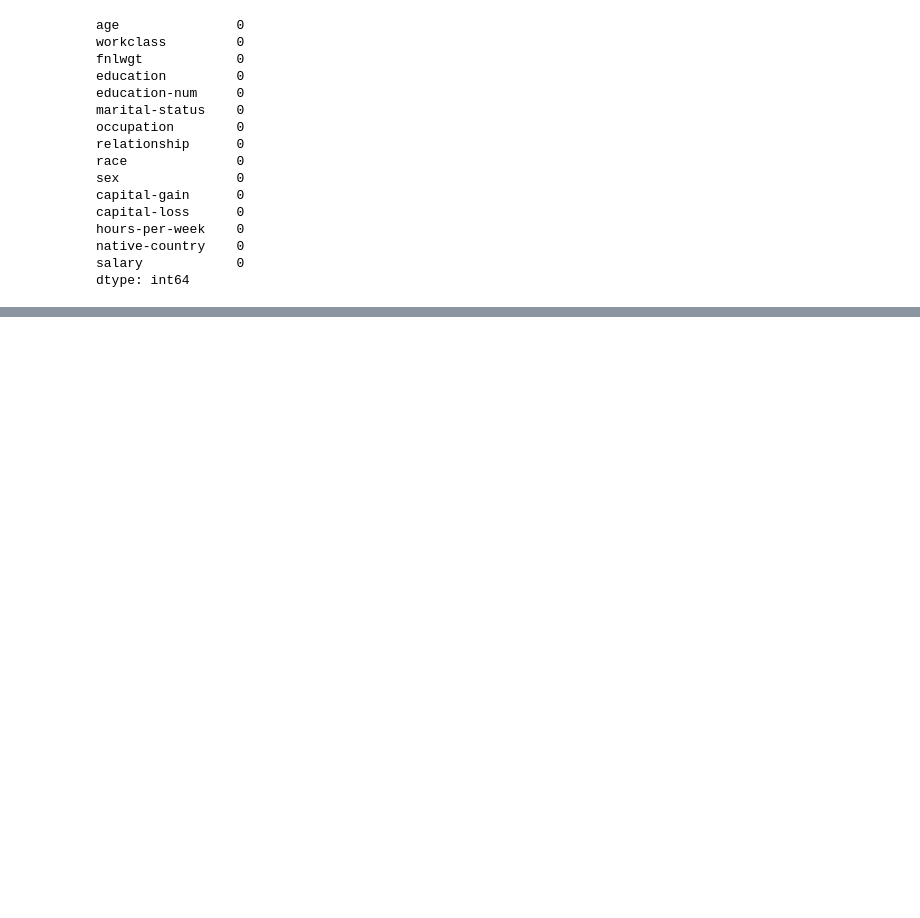
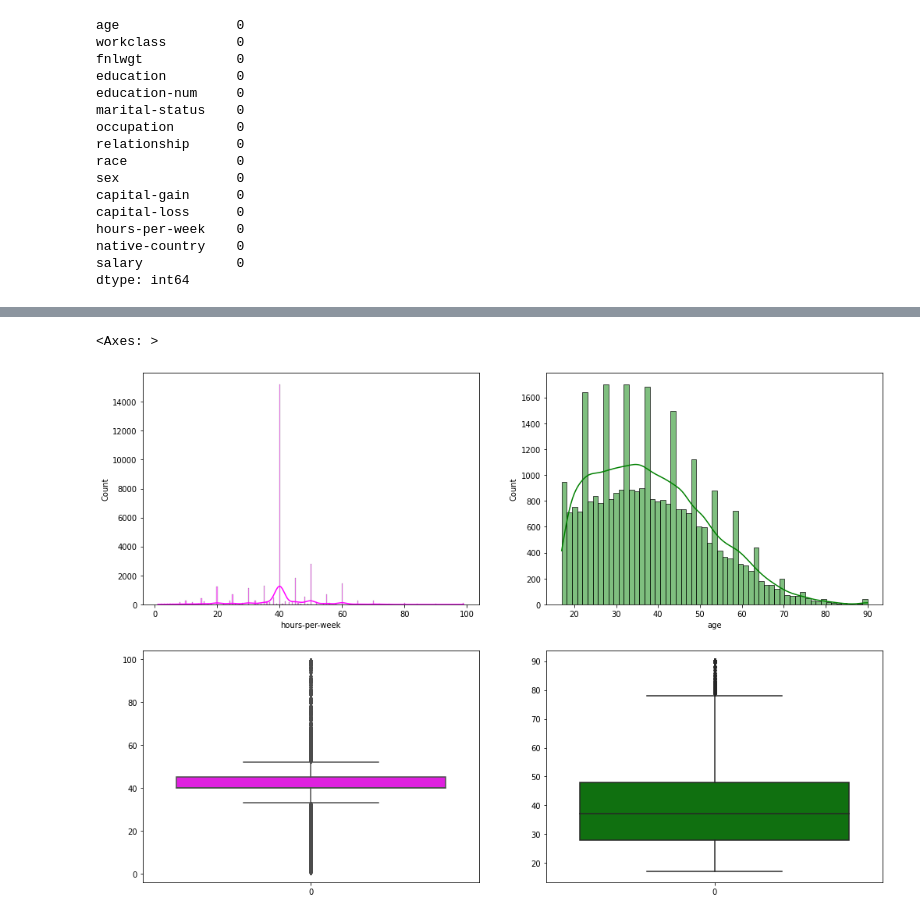
Before and after one commit to isaiasjusto/Salary_regression, a Jupyter notebook: Salary prediction.ipynb, the cells around one changed output, grey strips where cells are left out. Drawn from its saved outputs; the diff is of its cells as text; code cells hidden in the pictures; blank space fills up the shorter version.

Commit message:
SalarioxEducationXHours-per-Week

```diff
--- a/Salary prediction.ipynb
+++ b/Salary prediction.ipynb
@@ -175,0 +159,2 @@ Notes:
+# %%
+df_new = df.drop(['fnlwgt','education-num'],axis = 1)
@@ -175,0 +172,6 @@ Notes:
+# %%
+df_tranformacao = df_new
+# %%
+ le = LabelEncoder()
+# %%
+df_tranformacao['salary'] = le.fit_transform(df_tranformacao['salary'])
@@ -175,0 +236,14 @@ Notes:
+# %%
+#Figura
+plt.figure(figsize = (17,12))
+plt.subplot(221)
+sns.histplot(df_tranformacao['hours-per-week'],kde = True,color = 'magenta')
+plt.subplot(222)
+sns.histplot(df_tranformacao['age'],kde = True,color = 'green')
+plt.subplot(223)
+sns.boxplot(df_tranformacao['hours-per-week'], color = 'magenta')
+plt.subplot(224)
+sns.boxplot(df_tranformacao['age'], color = 'green')
+# %% [output]
+<Axes: >
+[figure, added]
```
Also changed, not shown: parts of 45 cells of this notebook, 4 other files.
